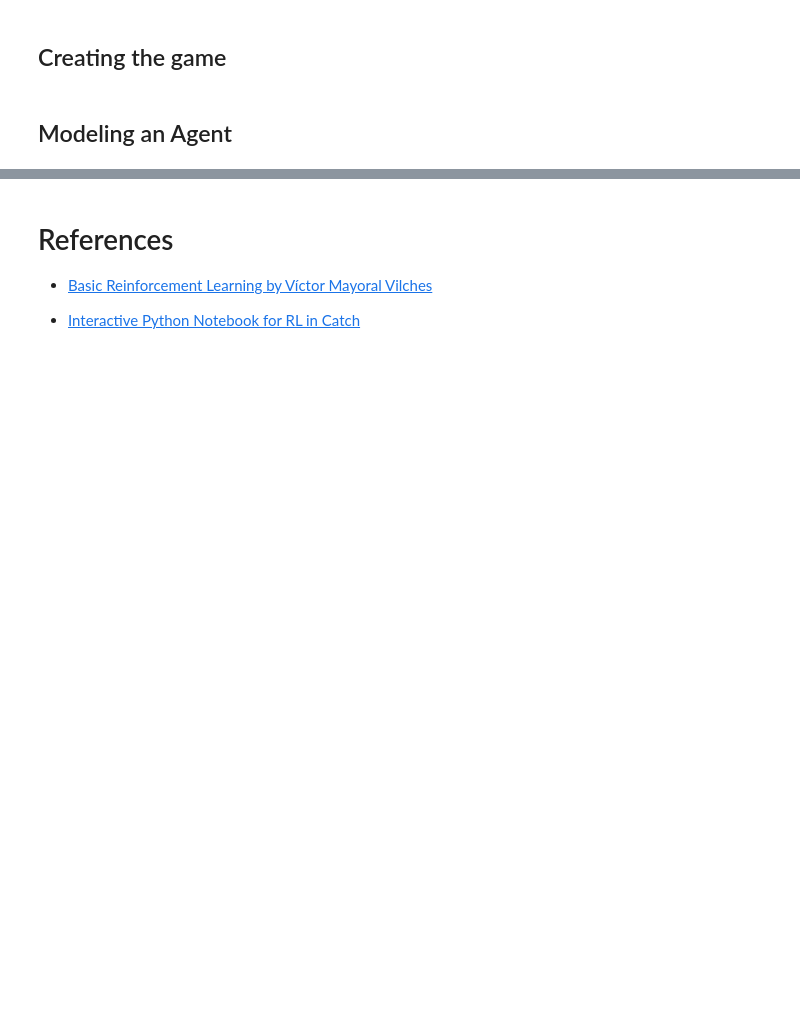
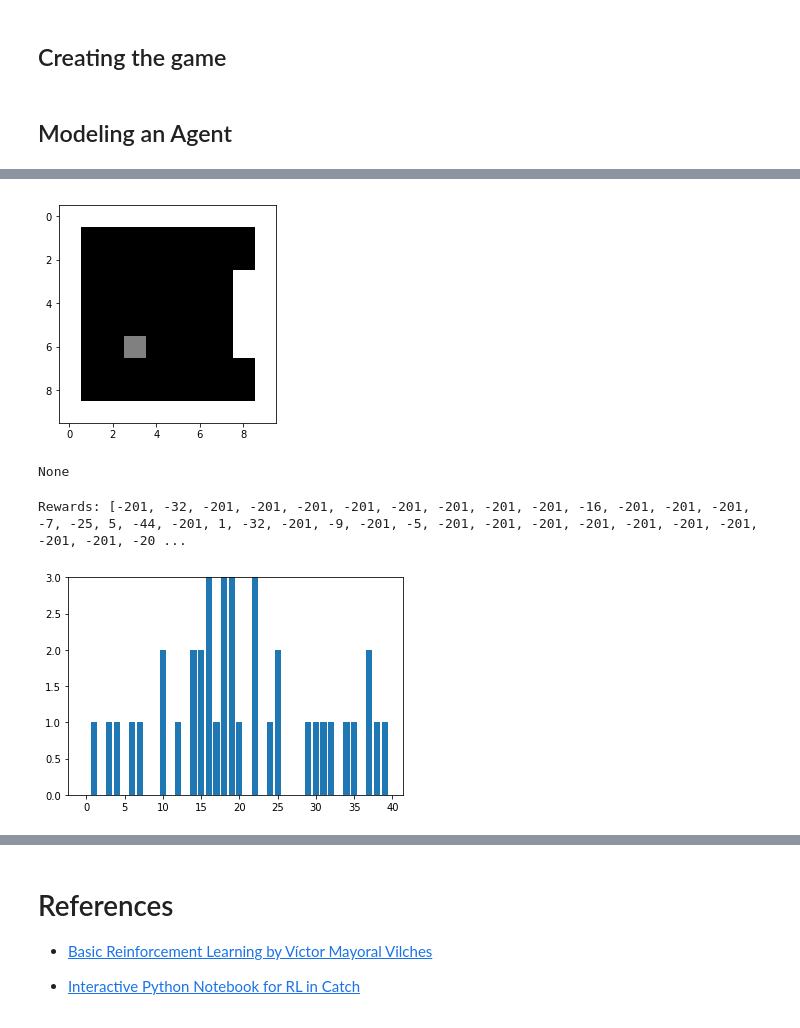
Before and after one commit to sahiljohari/thisthinglearns, a Jupyter notebook: Snake_MARK II.ipynb, the cells around one changed output, grey strips where cells are left out. Saved outputs shown, nothing was run; the diff lists cells and outputs as text; code cells hidden in the pictures; blank space fills up the shorter version.

```diff
--- a/Snake_MARK II.ipynb
+++ b/Snake_MARK II.ipynb
@@ -299,0 +331,8 @@ Text(0.5,1,'Played  48 frames for game   2 with score: 0')
+# %%
+# 4. 5000 iterations; epsilon=0.1
+agent.test(nb_episodes=40)
+# %% [output]
+[figure, added]
+None
+Rewards: [-201, -32, -201, -201, -201, -201, -201, -201, -201, -201, -16, -201, -201, -201, -7, -25, 5, -44, -201, 1, -32, -201, -9, -201, -5, -201, -201, -201, -201, -201, -201, -201, -201, -201, -20 ...
+[figure, added]
```
Also changed, not shown: parts of 14 cells of this notebook.
